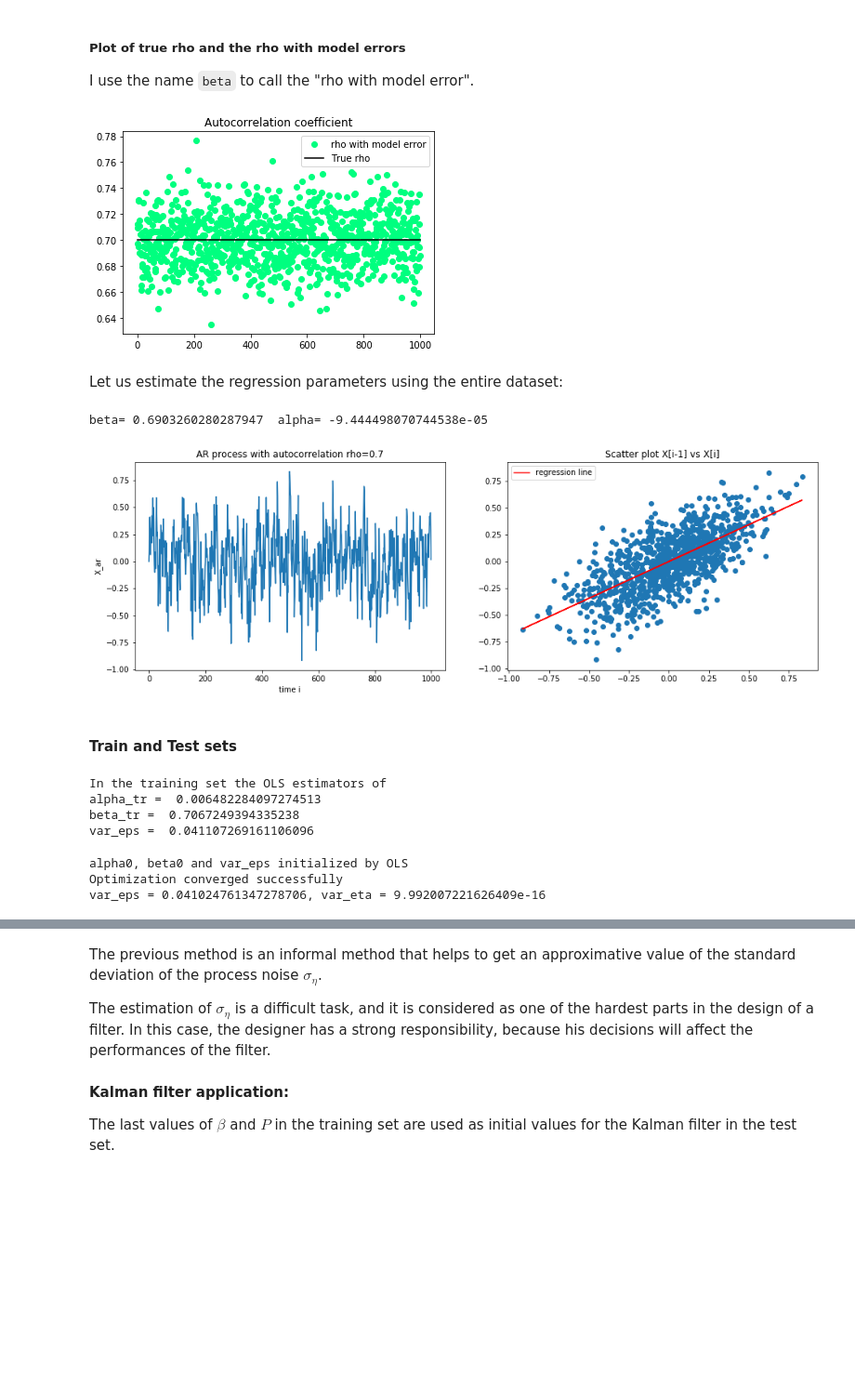
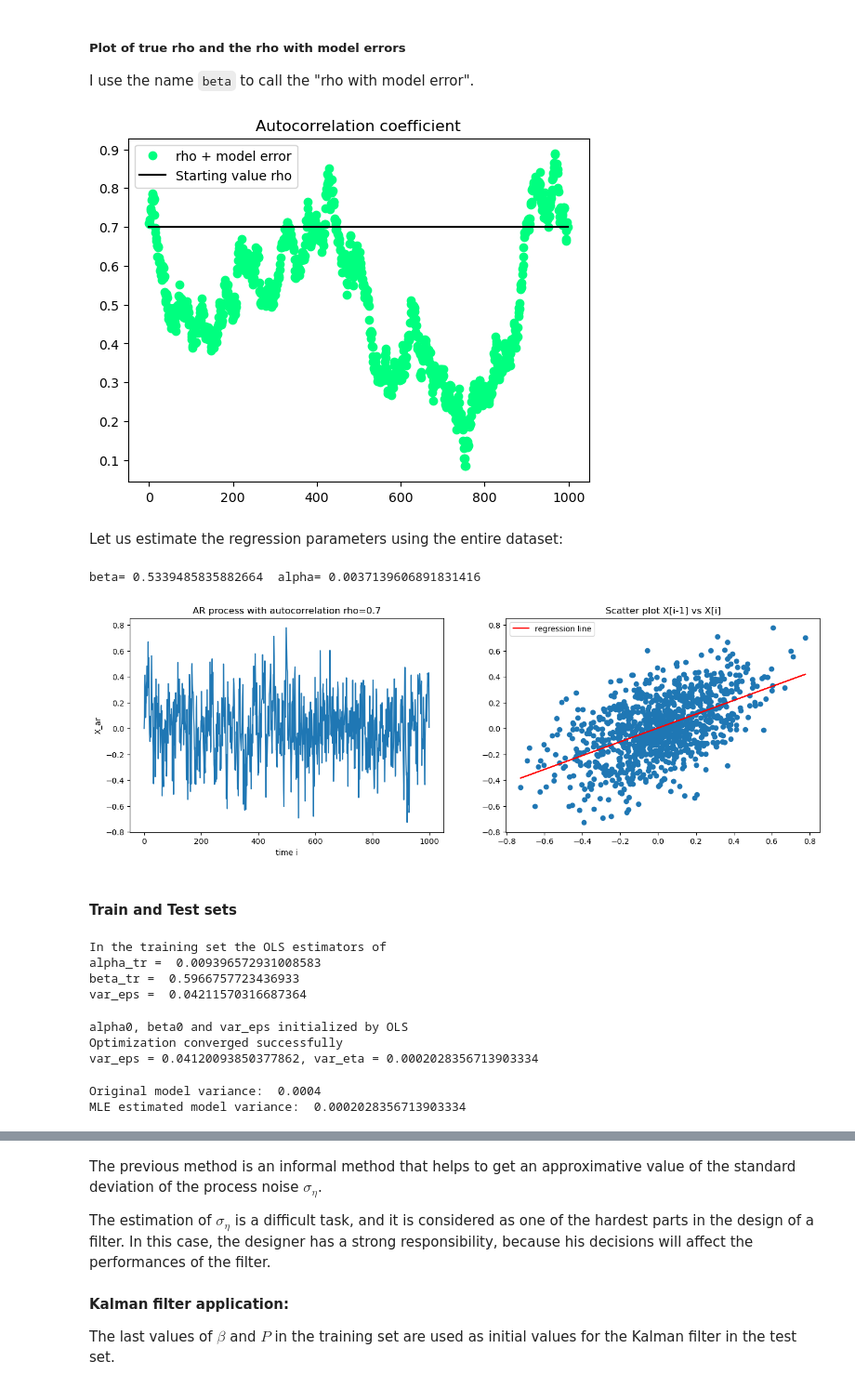
Before and after one commit to cantaro86/Financial-Models-Numerical-Methods, a Jupyter notebook: 5.2 Kalman auto-correlation tracking - AR(1) process.ipynb, the cells around one changed output, grey strips where cells are left out. Shown at 93% size. Drawn from its saved outputs; the diff is of its cells as text; code cells hidden in the pictures; blank space fills up the shorter version.

```diff
--- a/5.2 Kalman auto-correlation tracking - AR(1) process.ipynb
+++ b/5.2 Kalman auto-correlation tracking - AR(1) process.ipynb
@@ -243,7 +241,7 @@ err = ss.norm.rvs(loc=0, scale=sig_mod, size=N - 1)  # process error
 err = err - err.mean()  # remove the mean
 W = ss.norm.rvs(loc=0, scale=sig_meas, size=N - 1)  # measurement error
 W = W - W.mean()
-beta = rho + err
+beta = rho + err.cumsum()
 
 X_ar = np.zeros(N)
 for i in range(N - 1):
@@ -253,13 +251,13 @@ for i in range(N - 1):
 
 I use the name `beta` to call the "rho with model error".
 # %%
-plt.plot(beta, color="springgreen", marker="o", linestyle="None", label="rho with model error")
-plt.plot([rho] * N, color="black", alpha=2, label="True rho")
+plt.plot(beta, color="springgreen", marker="o", linestyle="None", label="rho + model error")
+plt.plot([rho] * N, color="black", alpha=1, label="Starting value rho")
 plt.title("Autocorrelation coefficient")
 plt.legend()
 plt.show()
 # %% [output]
-[figure, old version]
+[figure, new version]
 # %% [markdown]
 Let us estimate the regression parameters using the entire dataset:
 # %%
@@ -269,7 +267,7 @@ X = X_ar[:-1]
 bb, aa, _, _, _ = ss.linregress(X, Y)
 print("beta=", bb, " alpha=", aa)
 # %% [output]
-beta= 0.6903260280287947  alpha= -9.444498070744538e-05
+beta= 0.5339485835882664  alpha= 0.0037139606891831416
 # %%
 fig = plt.figure(figsize=(16, 5))
 ax1 = fig.add_subplot(121)
@@ -285,7 +283,7 @@ ax2.plot(X, aa + bb * X, color="r", label="regression line")
 ax2.legend()
 plt.show()
 # %% [output]
-[figure, old version]
+[figure, new version]
 # %% [markdown]
 #### Train and Test sets
 # %%
@@ -304,14 +302,20 @@ print("beta_tr = ", beta_tr)
 print("var_eps = ", var_eps_ols)
 # %% [output]
 In the training set the OLS estimators of
-alpha_tr =  0.006482284097274513
-beta_tr =  0.7067249394335238
-var_eps =  0.041107269161106096
+alpha_tr =  0.009396572931008583
+beta_tr =  0.5966757723436933
+var_eps =  0.04211570316687364
 # %%
 KR = KF.Kalman_regression(X_train, Y_train)
 KR.calibrate_MLE()
 # %% [output]
 alpha0, beta0 and var_eps initialized by OLS
 Optimization converged successfully
-var_eps = 0.041024761347278706, var_eta = 9.992007221626409e-16
+var_eps = 0.04120093850377862, var_eta = 0.0002028356713903334
+# %%
+print("Original model variance: ", sig_mod**2)
+print("MLE estimated model variance: ", KR.var_eta)
+# %% [output]
+Original model variance:  0.0004
+MLE estimated model variance:  0.0002028356713903334
 # %% [markdown]
```
Also changed, not shown: parts of 20 cells of this notebook, 2 other files.
